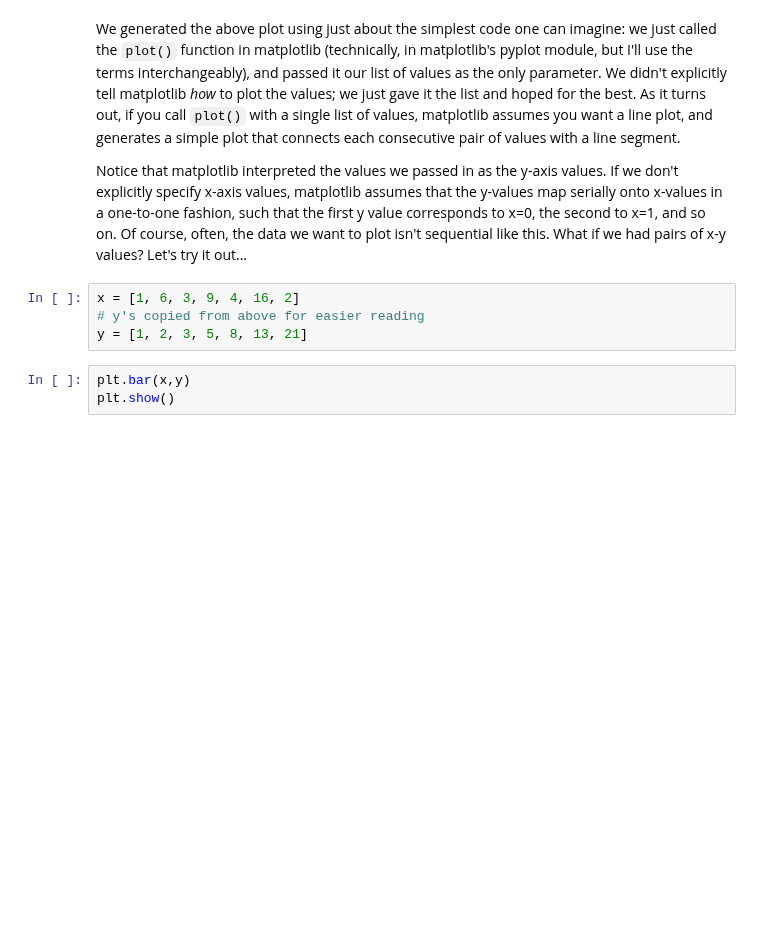
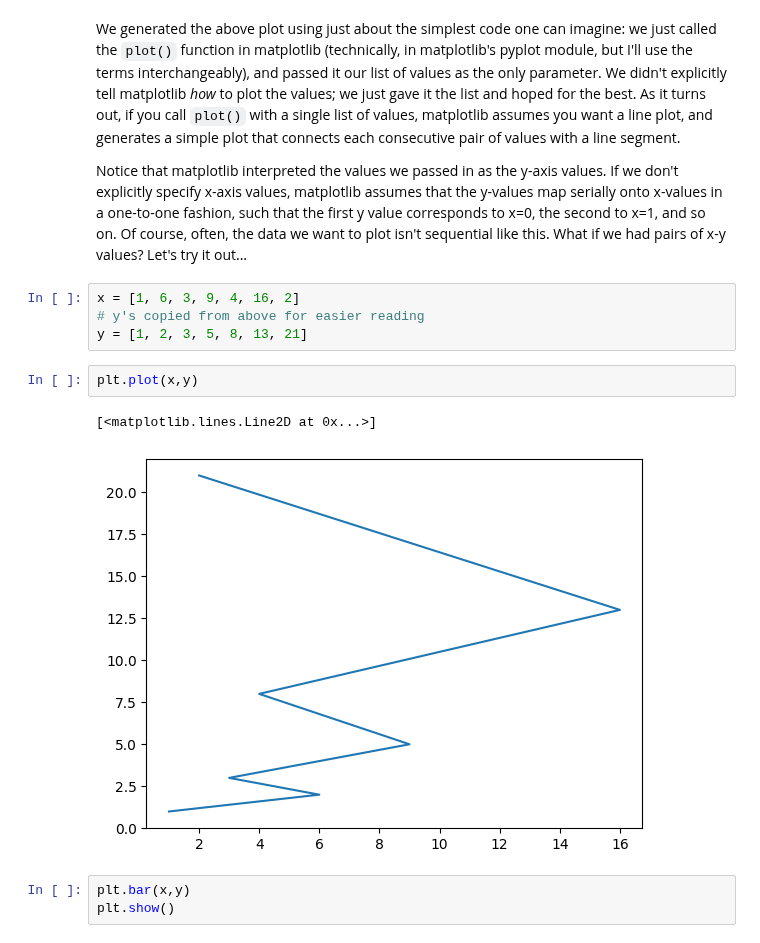
Before and after one commit to orchlonn/CS-456, a Jupyter notebook: Lectures/lecture-4.2/visualization-in-python.ipynb, the cells around one changed output. Cells and saved outputs as stored; diff of their text form; blank space fills up the shorter version.

```diff
--- a/Lectures/lecture 4.2/visualization-in-python.ipynb
+++ b/Lectures/lecture-4.2/visualization-in-python.ipynb
@@ -34,6 +34,11 @@ Notice that matplotlib interpreted the values we passed in as the y-axis values.
 x = [1, 6, 3, 9, 4, 16, 2]
 # y's copied from above for easier reading
 y = [1, 2, 3, 5, 8, 13, 21]
+# %%
+plt.plot(x,y)
+# %% [output]
+[<matplotlib.lines.Line2D at 0x...>]
+[figure, added]
 # %%
 plt.bar(x,y)
 plt.show()
```
Also changed, not shown: parts of 2 cells of this notebook, 1 other file.
